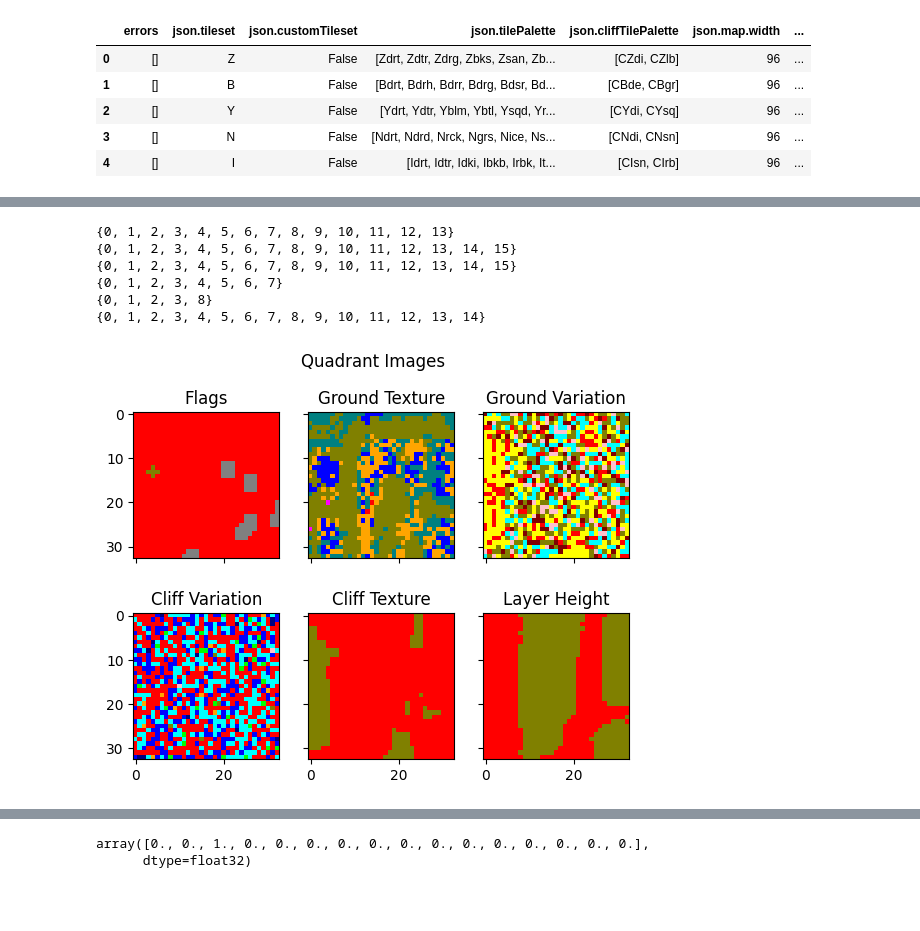
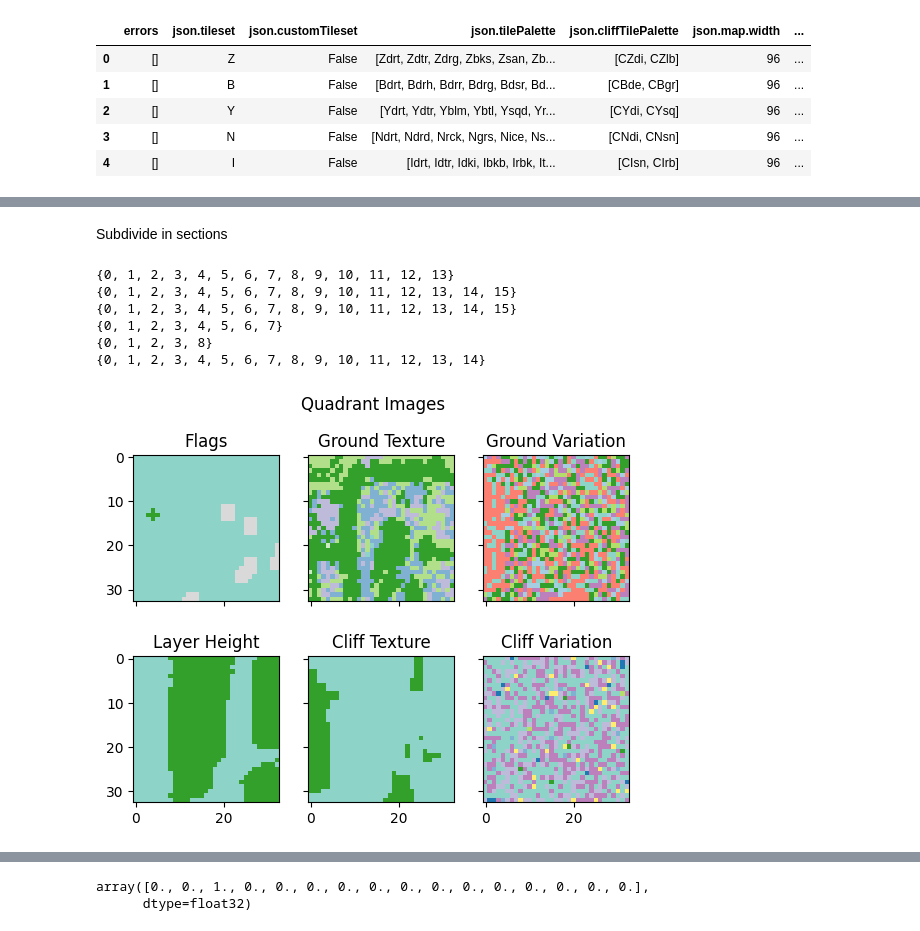
Before and after one commit to ClaudixoPG/DSI_PCG_War3MapGeneratorAutoencoder, a Jupyter notebook: Proyecto/AutoencoderModified.ipynb, the cells around one changed output, grey strips where cells are left out. Cells and saved outputs as stored; diff of their text form; code cells hidden in the pictures; blank space fills up the shorter version.

```diff
--- a/Proyecto/AutoencoderModified.ipynb
+++ b/Proyecto/AutoencoderModified.ipynb
@@ -72,0 +126,11 @@ for column in set_values.columns:
+# %%
+#Create a figure and plot each image as layer in the same figure with transparency (alpha) to see all layers at the same time
+fig = plt.figure()
+ax = fig.add_subplot(111)
+ax.imshow(plotly_df['json.flags'][0], alpha=1,cmap=mcolors.ListedColormap(colors))
+ax.imshow(plotly_df['json.groundTexture'][0], alpha=.5,cmap=mcolors.ListedColormap(colors))
+ax.imshow(plotly_df['json.groundVariation'][0], alpha=.2,cmap=mcolors.ListedColormap(colors))
+ax.imshow(plotly_df['json.layerHeight'][0], alpha=1,cmap=mcolors.ListedColormap(colors))
+ax.imshow(plotly_df['json.cliffTexture'][0], alpha=.5,cmap=mcolors.ListedColormap(colors))
+ax.imshow(plotly_df['json.cliffVariation'][0], alpha=.2,cmap=mcolors.ListedColormap(colors))
+plt.show()
@@ -73,3 +139,5 @@ for column in set_values.columns:
+# %% [markdown]
+Subdivide in sections
 # %%
 import numpy as np
 import pandas as pd
@@ -128,38 +196,54 @@ for column in plotly_df.columns:
 # %%
 import matplotlib.pyplot as plt
 import matplotlib.colors as mcolors
 
 # Define your 14 unique colors
 #colors = ['red', 'green', 'blue', 'yellow', 'orange', 'purple', 'pink', 'brown', 'grey', 'cyan', 'magenta', 'lime', 'maroon', 'navy',]
-colors = ['red', 'green', 'blue', 'yellow', 'orange', 'purple', 'pink', 'brown', 'grey', 'cyan', 'magenta', 'lime', 'maroon', 'navy', 'teal', 'olive']
-
-
+#colors = ['red', 'green', 'blue', 'yellow', 'orange', 'purple', 'pink', 'brown', 'grey', 'cyan', 'magenta', 'lime', 'maroon', 'navy', 'teal', 'olive']
+colors = [
+    '#8dd3c7',  # Pale Cyan
+    '#ffffb3',  # Pale Yellow
+    '#bebada',  # Light Purple Blue
+    '#fb8072',  # Salmon Pink
+    '#80b1d3',  # Soft Blue
+    '#fdb462',  # Sandy Orange
+    '#b3de69',  # Light Olive Green
+    '#fccde5',  # Light Pink
+    '#d9d9d9',  # Light Grey
+    '#bc80bd',  # Lilac
+    '#ccebc5',  # Pale Green
+    '#ffed6f',  # Light Yellow
+    '#a6cee3',  # Sky Blue
+    '#1f78b4',  # Deep Blue
+    '#b2df8a',  # Pale Lime Green
+    '#33a02c'   # Green
+]
 #use subplot to sholl all images in the same figure
 fig, axs = plt.subplots(2,3)
 fig.suptitle('Quadrant Images')
 
 #json.groundTexture	json.groundVariation	json.cliffVariation
 
 #set color to each value in the array
 axs[0, 0].imshow(plotly_df['json.flags'][0],cmap=mcolors.ListedColormap(colors))
 axs[0, 0].set_title('Flags')
 axs[0, 1].imshow(plotly_df['json.groundTexture'][0],cmap=mcolors.ListedColormap(colors))
 axs[0, 1].set_title('Ground Texture')
 axs[0, 2].imshow(plotly_df['json.groundVariation'][0],cmap=mcolors.ListedColormap(colors))
 axs[0, 2].set_title('Ground Variation')
-axs[1, 0].imshow(plotly_df['json.cliffVariation'][0],cmap=mcolors.ListedColormap(colors))
-axs[1, 0].set_title('Cliff Variation')
+axs[1, 0].imshow(plotly_df['json.layerHeight'][0],cmap=mcolors.ListedColormap(colors))
+axs[1, 0].set_title('Layer Height')
 axs[1, 1].imshow(plotly_df['json.cliffTexture'][0],cmap=mcolors.ListedColormap(colors))
 axs[1, 1].set_title('Cliff Texture')
-axs[1, 2].imshow(plotly_df['json.layerHeight'][0],cmap=mcolors.ListedColormap(colors))
-axs[1, 2].set_title('Layer Height')
+axs[1, 2].imshow(plotly_df['json.cliffVariation'][0],cmap=mcolors.ListedColormap(colors))
+axs[1, 2].set_title('Cliff Variation')
 
 for ax in axs.flat:
     ax.label_outer()
 
 plt.show()
 # %% [output]
-[figure, old version]
+[figure, new version]
 # %%
 from keras.utils import to_categorical
 
```
Also changed, not shown: parts of 23 cells of this notebook.
